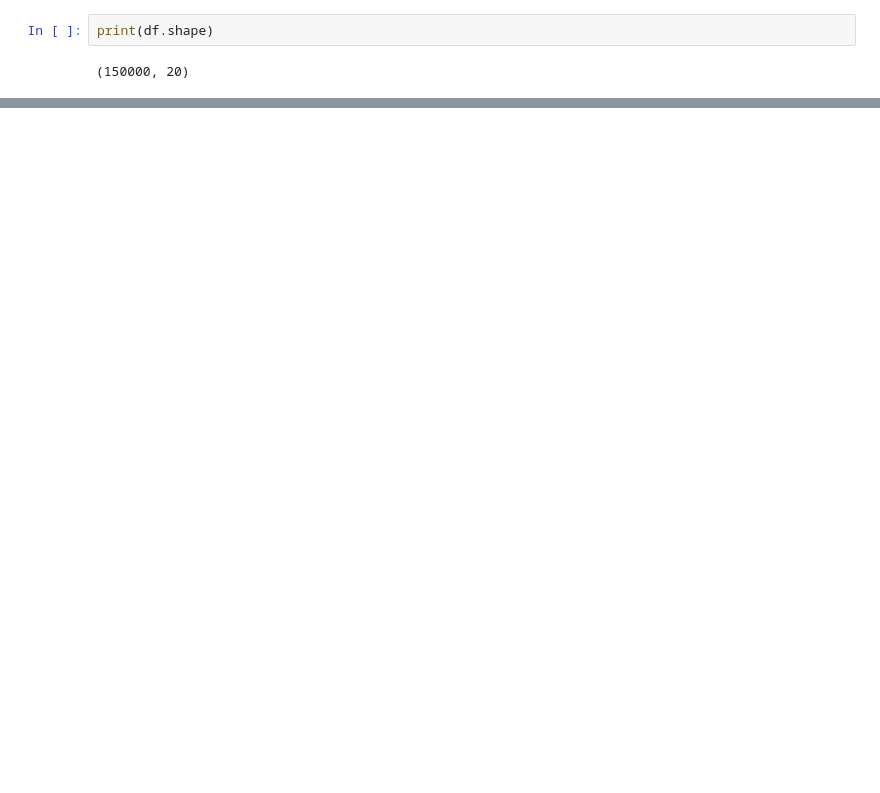
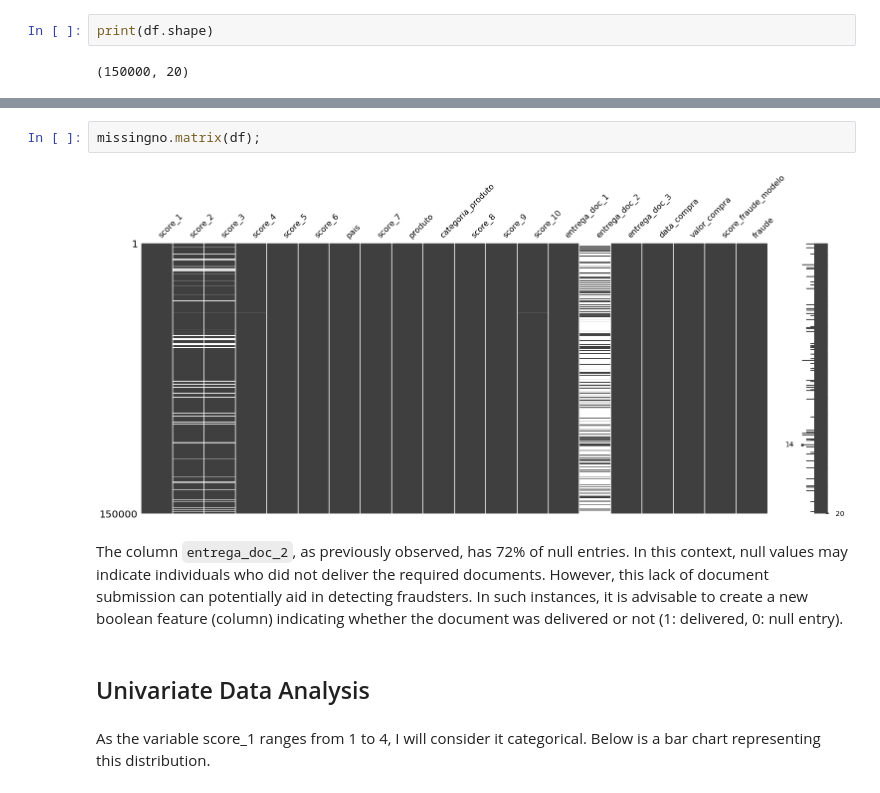
Before and after one commit to lucasvoltera/fraud-detection, a Jupyter notebook: main.ipynb, the cells around one changed output, grey strips where cells are left out. Saved outputs shown, nothing was run; the diff lists cells and outputs as text; blank space fills up the shorter version.

Commit message:
feat: EDA - score_1, countries and products

```diff
--- a/main.ipynb
+++ b/main.ipynb
@@ -116,0 +185,10 @@ print(df.shape)
+# %%
+missingno.matrix(df);
+# %% [output]
+[figure, added]
+# %% [markdown]
+The column `entrega_doc_2`, as previously observed, has 72% of null entries. In this context, null values may indicate individuals who did not deliver the required documents. However, this lack of document submission can potentially aid in detecting fraudsters. In such instances, it is advisable to create a new boolean feature (column) indicating whether the document was delivered or not (1: delivered, 0: null entry).
+# %% [markdown]
+## Univariate Data Analysis
+# %% [markdown]
+As the variable score_1 ranges from 1 to 4, I will consider it categorical. Below is a bar chart representing this distribution.
```
Also changed, not shown: parts of 20 cells of this notebook.
